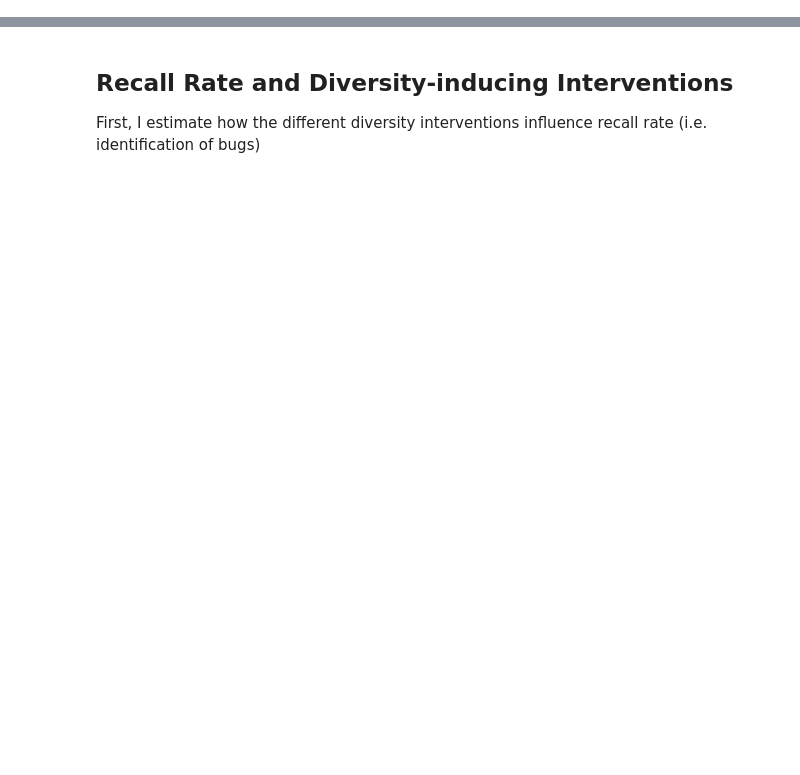
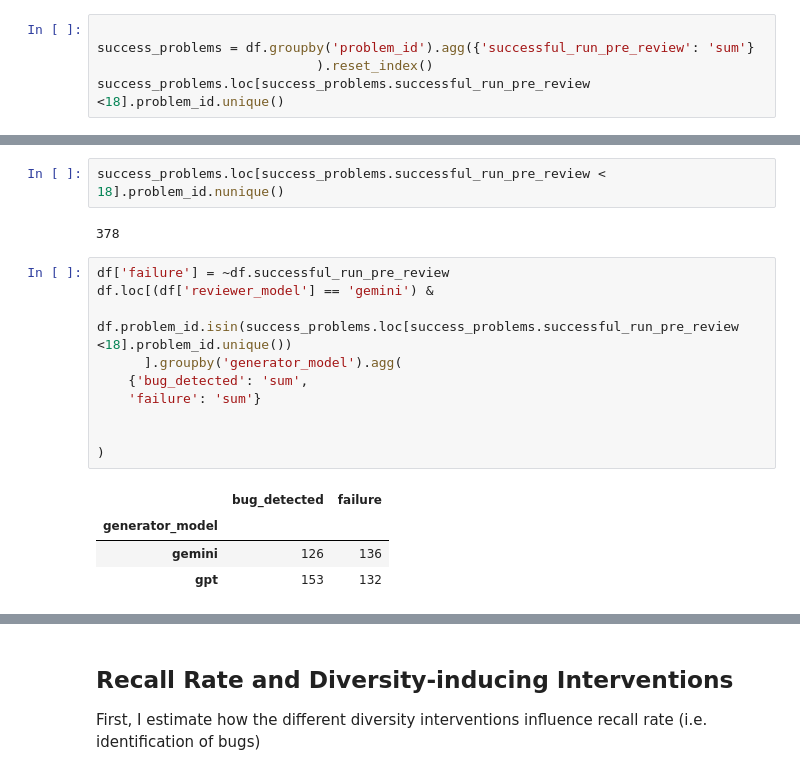
Before and after one commit to clementzach/blog_posts, a Jupyter notebook: code_reviewing_performance.ipynb, the cells around one changed output, grey strips where cells are left out. Saved outputs shown, nothing was run; the diff lists cells and outputs as text; blank space fills up the shorter version.

```diff
--- a/code_reviewing_performance.ipynb
+++ b/code_reviewing_performance.ipynb
@@ -88,0 +90,5 @@ print(confusion.to_markdown())
+# %%
+
+success_problems = df.groupby('problem_id').agg({'successful_run_pre_review': 'sum'}
+                            ).reset_index()
+success_problems.loc[success_problems.successful_run_pre_review <18].problem_id.unique()
@@ -88,0 +113,19 @@ print(confusion.to_markdown())
+# %%
+success_problems.loc[success_problems.successful_run_pre_review < 18].problem_id.nunique()
+# %% [output]
+378
+# %%
+df['failure'] = ~df.successful_run_pre_review
+df.loc[(df['reviewer_model'] == 'gemini') &
+       df.problem_id.isin(success_problems.loc[success_problems.successful_run_pre_review <18].problem_id.unique())
+      ].groupby('generator_model').agg(
+    {'bug_detected': 'sum',
+    'failure': 'sum'}
+
+
+)
+# %% [output]
+|  | bug_detected | failure |
+| generator_model |  |  |
+| gemini | 126 | 136 |
+| gpt | 153 | 132 |
```
Also changed, not shown: parts of 12 cells of this notebook.
